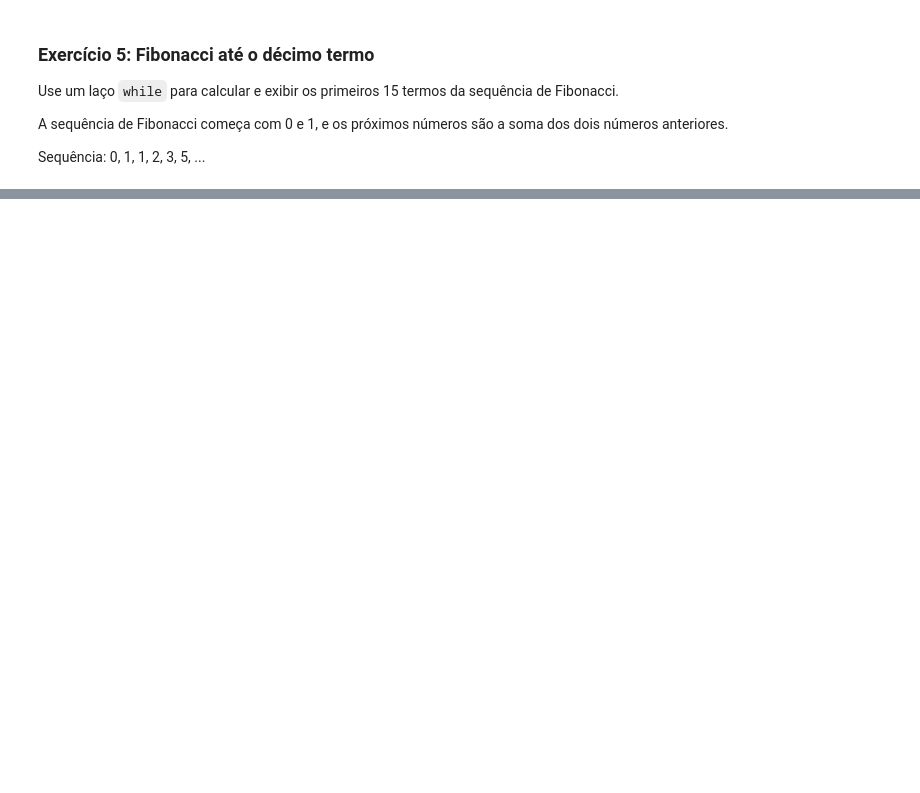
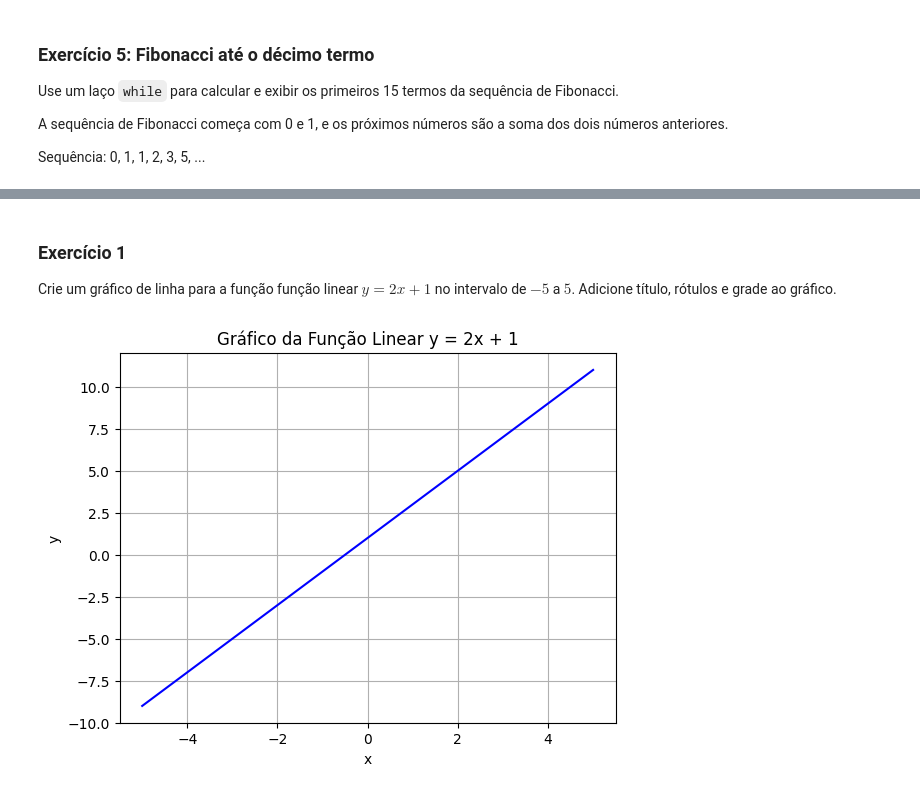
Before and after one commit to py232027046/CEE2, a Jupyter notebook: aulas.ipynb, the cells around one changed output, grey strips where cells are left out. Drawn from its saved outputs; the diff is of its cells as text; code cells hidden in the pictures; blank space fills up the shorter version.

Commit message:
Aula sobre o matplotlib exercicios 1,2,3

```diff
--- a/aulas.ipynb
+++ b/aulas.ipynb
@@ -1239,0 +3975,26 @@ while contador < 15:
+# %% [markdown]
+### Exercício 1
+
+Crie um gráfico de linha para a função função linear $𝑦=2𝑥+1$
+no intervalo de $-5$ a $5$. Adicione título, rótulos e grade ao gráfico.
+# %%
+import matplotlib.pyplot as plt
+import numpy as np
+
+
+x = np.linspace(-5, 5, 100)
+
+y = 2 * x + 1
+
+
+plt.plot(x, y, label='y = 2x + 1', color='b')
+
+
+plt.title('Gráfico da Função Linear y = 2x + 1')
+plt.xlabel('x')
+plt.ylabel('y')
+plt.grid(True)
+
+plt.show()
+# %% [output]
+[figure, added]
```
Also changed, not shown: parts of 429 cells of this notebook.
